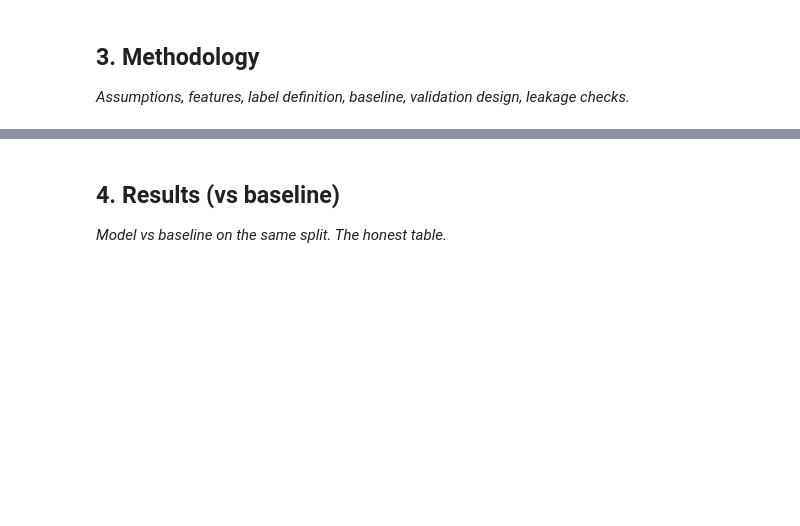
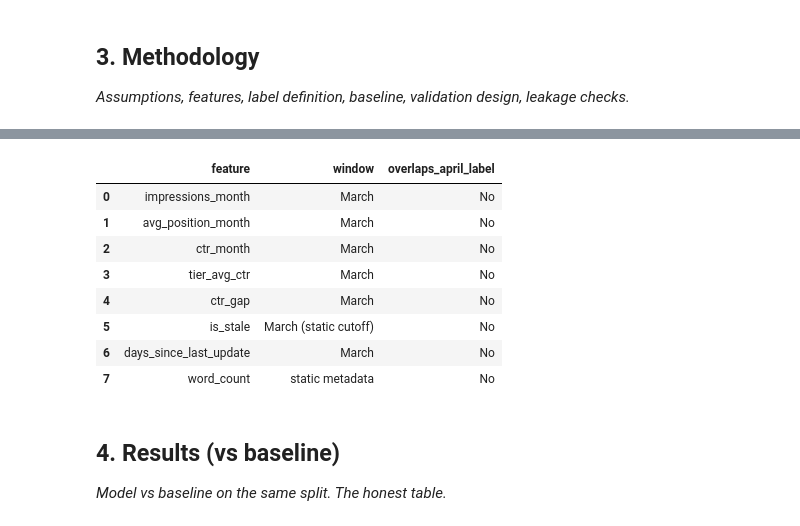
Before and after one commit to nooragab/flyrank-ml-internship, a Jupyter notebook: work/notebooks/capstone.ipynb, the cells around one changed output, grey strips where cells are left out. Drawn from its saved outputs; the diff is of its cells as text; code cells hidden in the pictures; blank space fills up the shorter version.

```diff
--- a/work/notebooks/capstone.ipynb
+++ b/work/notebooks/capstone.ipynb
@@ -21,3 +205,20 @@ This skeleton is yours to fill. Work the sections **in order** — each one has
+# %%
+methodology_check = pd.DataFrame({
+    "feature": feature_cols,
+    "window": ["March"]*5 + ["March (static cutoff)", "March", "static metadata"],
+    "overlaps_april_label": ["No"]*8
+})
+methodology_check
+# %% [output]
+|  | feature | window | overlaps_april_label |
+| 0 | impressions_month | March | No |
+| 1 | avg_position_month | March | No |
+| 2 | ctr_month | March | No |
+| 3 | tier_avg_ctr | March | No |
+| 4 | ctr_gap | March | No |
+| 5 | is_stale | March (static cutoff) | No |
+| 6 | days_since_last_update | March | No |
+| 7 | word_count | static metadata | No |
 # %% [markdown]
 ## 4. Results (vs baseline)
 
```
Also changed, not shown: parts of 15 cells of this notebook.
